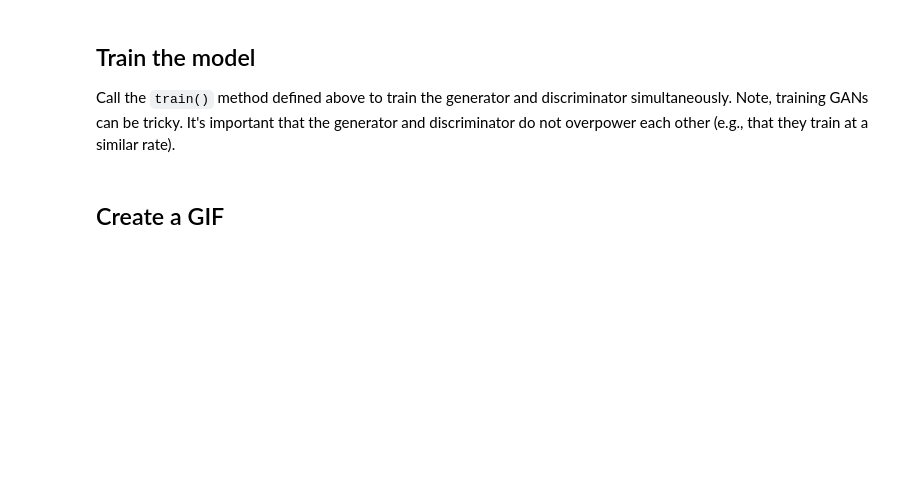
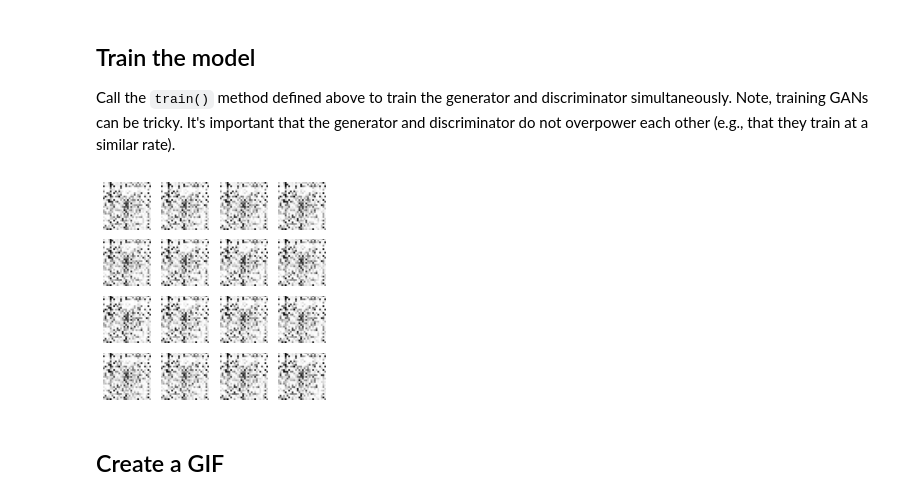
Before and after one commit to JVP15/butterfly-gan, a Jupyter notebook: butterfly_notebook.ipynb, the cells around one changed output. Saved outputs shown, nothing was run; the diff lists cells and outputs as text; code cells hidden in the pictures; blank space fills up the shorter version.

```diff
--- a/butterfly_notebook.ipynb
+++ b/butterfly_notebook.ipynb
@@ -249,6 +286,8 @@ def generate_and_save_images(model, epoch, test_input):
 ## Train the model
 Call the `train()` method defined above to train the generator and discriminator simultaneously. Note, training GANs can be tricky. It's important that the generator and discriminator do not overpower each other (e.g., that they train at a similar rate).
 # %%
-train(train_dataset, EPOCHS)
+train(X_train, EPOCHS)
+# %% [output]
+[figure, added]
 # %% [markdown]
 ## Create a GIF
```
Also changed, not shown: parts of 11 cells of this notebook.
